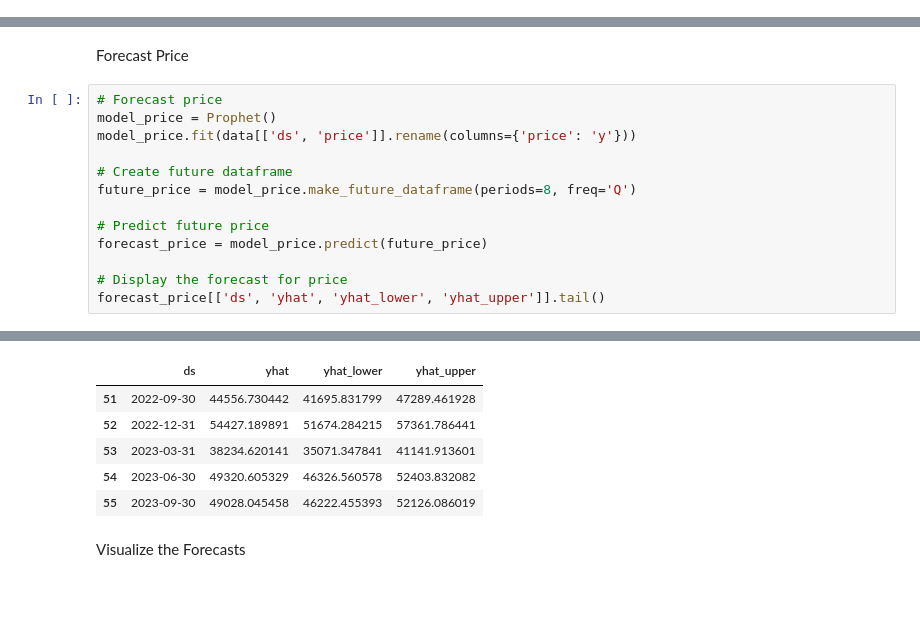
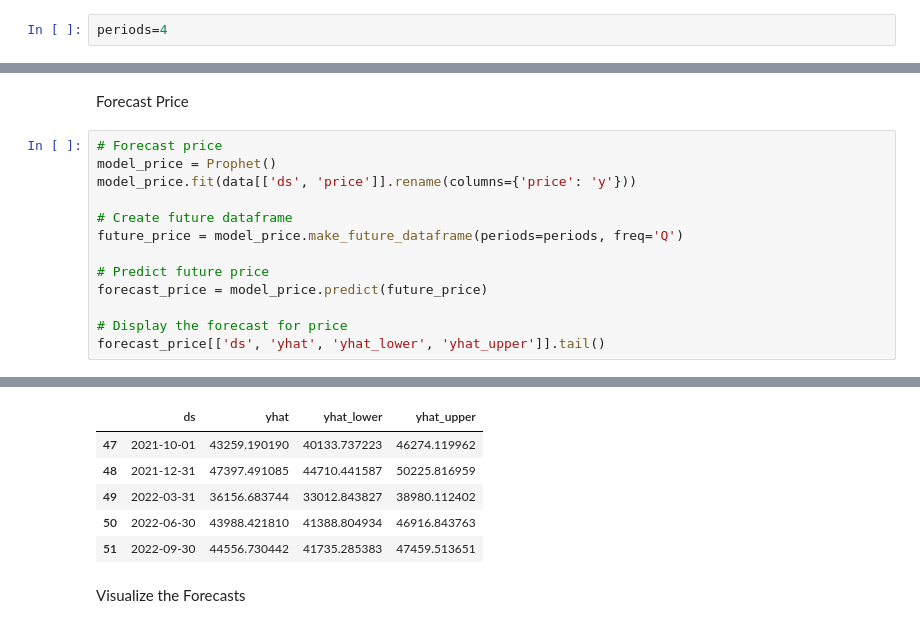
Before and after one commit to SRBaxla/gold_forecasting, a Jupyter notebook: Project.ipynb, the cells around one changed output, grey strips where cells are left out. Drawn from its saved outputs; the diff is of its cells as text; blank space fills up the shorter version.

```diff
--- a/Project.ipynb
+++ b/Project.ipynb
@@ -56,6 +54,8 @@ data.head()
 | 4 | Q*1 | 198.8 | 20,176.3 | 298.8 | Q1 | 2011 | ... |
 # %% [markdown]
 Forecast Jewelry Demand
+# %%
+periods=4
 # %%
 from prophet import Prophet
 
@@ -112,7 +112,7 @@ model_price = Prophet()
 model_price.fit(data[['ds', 'price']].rename(columns={'price': 'y'}))
 
 # Create future dataframe
-future_price = model_price.make_future_dataframe(periods=8, freq='Q')
+future_price = model_price.make_future_dataframe(periods=periods, freq='Q')
 
 # Predict future price
 forecast_price = model_price.predict(future_price)
@@ -125,9 +125,9 @@ forecast_price[['ds', 'yhat', 'yhat_lower', 'yhat_upper']].tail()
 |  | ds | yhat | yhat_lower | yhat_upper |
-| 51 | 2022-09-30 | 44556.730442 | 41695.831799 | 47289.461928 |
-| 52 | 2022-12-31 | 54427.189891 | 51674.284215 | 57361.786441 |
-| 53 | 2023-03-31 | 38234.620141 | 35071.347841 | 41141.913601 |
-| 54 | 2023-06-30 | 49320.605329 | 46326.560578 | 52403.832082 |
-| 55 | 2023-09-30 | 49028.045458 | 46222.455393 | 52126.086019 |
+| 47 | 2021-10-01 | 43259.190190 | 40133.737223 | 46274.119962 |
+| 48 | 2021-12-31 | 47397.491085 | 44710.441587 | 50225.816959 |
+| 49 | 2022-03-31 | 36156.683744 | 33012.843827 | 38980.112402 |
+| 50 | 2022-06-30 | 43988.421810 | 41388.804934 | 46916.843763 |
+| 51 | 2022-09-30 | 44556.730442 | 41735.285383 | 47459.513651 |
 # %% [markdown]
 Visualize the Forecasts
 # %%
```
Also changed, not shown: parts of 5 cells of this notebook.
